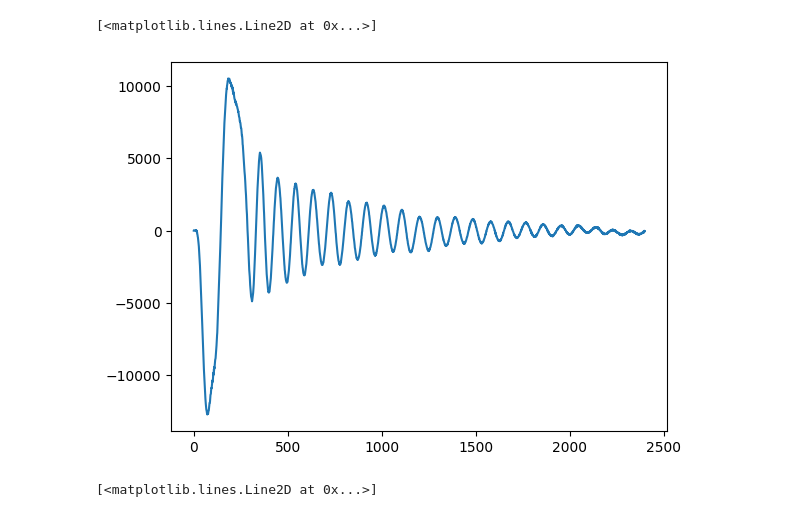
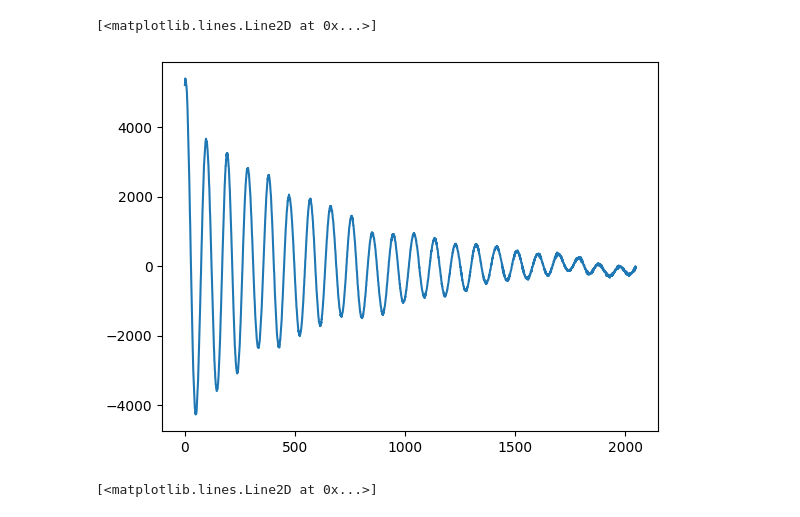
Before and after one commit to ChiragBusiness/FYP, a Jupyter notebook: fft.ipynb, the cells around one changed output. Saved outputs shown, nothing was run; the diff lists cells and outputs as text; code cells hidden in the pictures.

```diff
--- a/fft.ipynb
+++ b/fft.ipynb
@@ -57,8 +67,8 @@ mean_endpoint_position_values = np.mean(endpoint_position_values, axis=0)
 # %%
-plt.plot(mean_endpoint_values)
+plt.plot(mean_endpoint_values[350:])
 # %% [output]
 [<matplotlib.lines.Line2D at 0x...>]
-[figure, old version]
+[figure, new version]
 # %%
 # relevant_data = data[['Time (s)', 'CMD_POS_FLOATMAG_BH', 'ENC_POS_FLOATMAG_BH', 'POS_ERR_FLOATMAG_BH', 'DAC_FLOATMAG_BH', 'ENC_POS_FLOATMAG_FBX', 'ENC_POS_FLOATMAG_FBY', 'EndPoint_X(um)', 'ENC_X(um)']].iloc[839:]
 # %%
```
Also changed, not shown: parts of 6 cells of this notebook.
